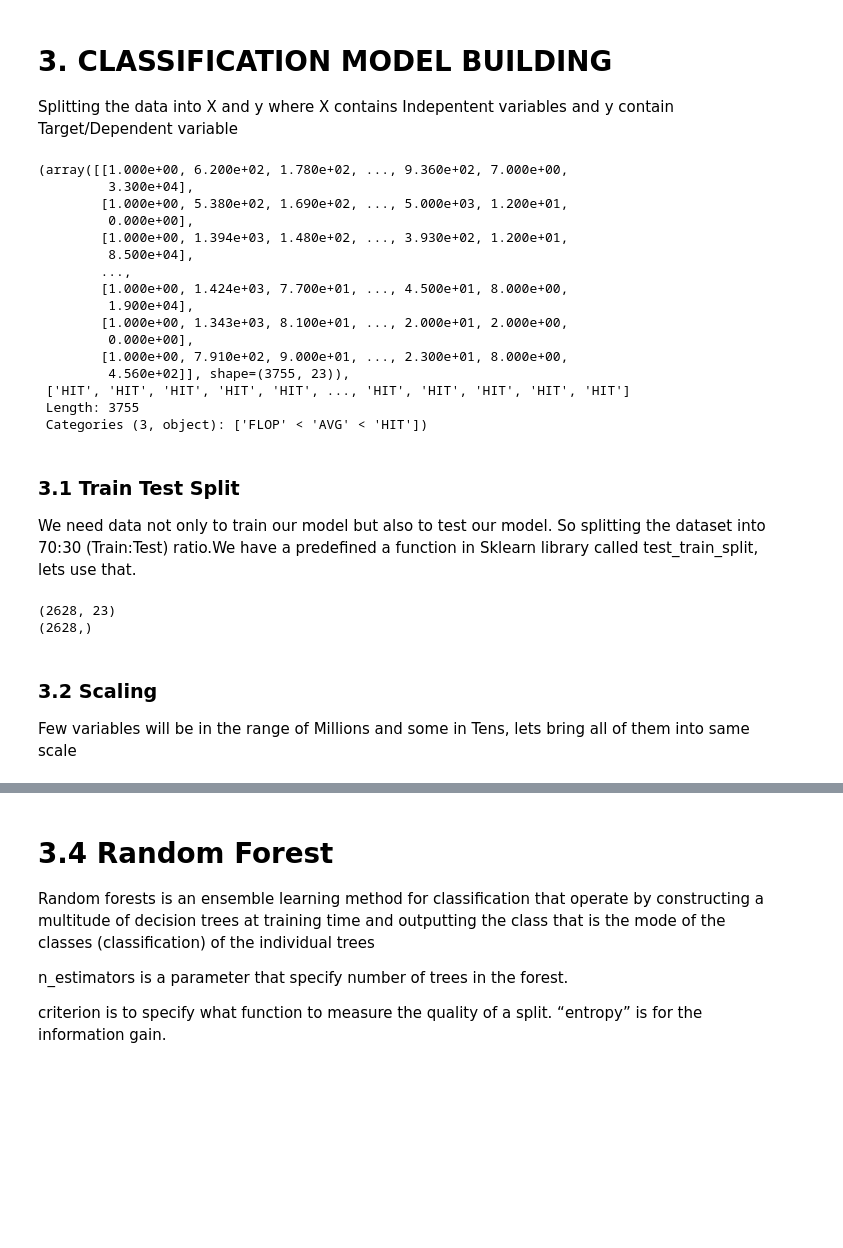
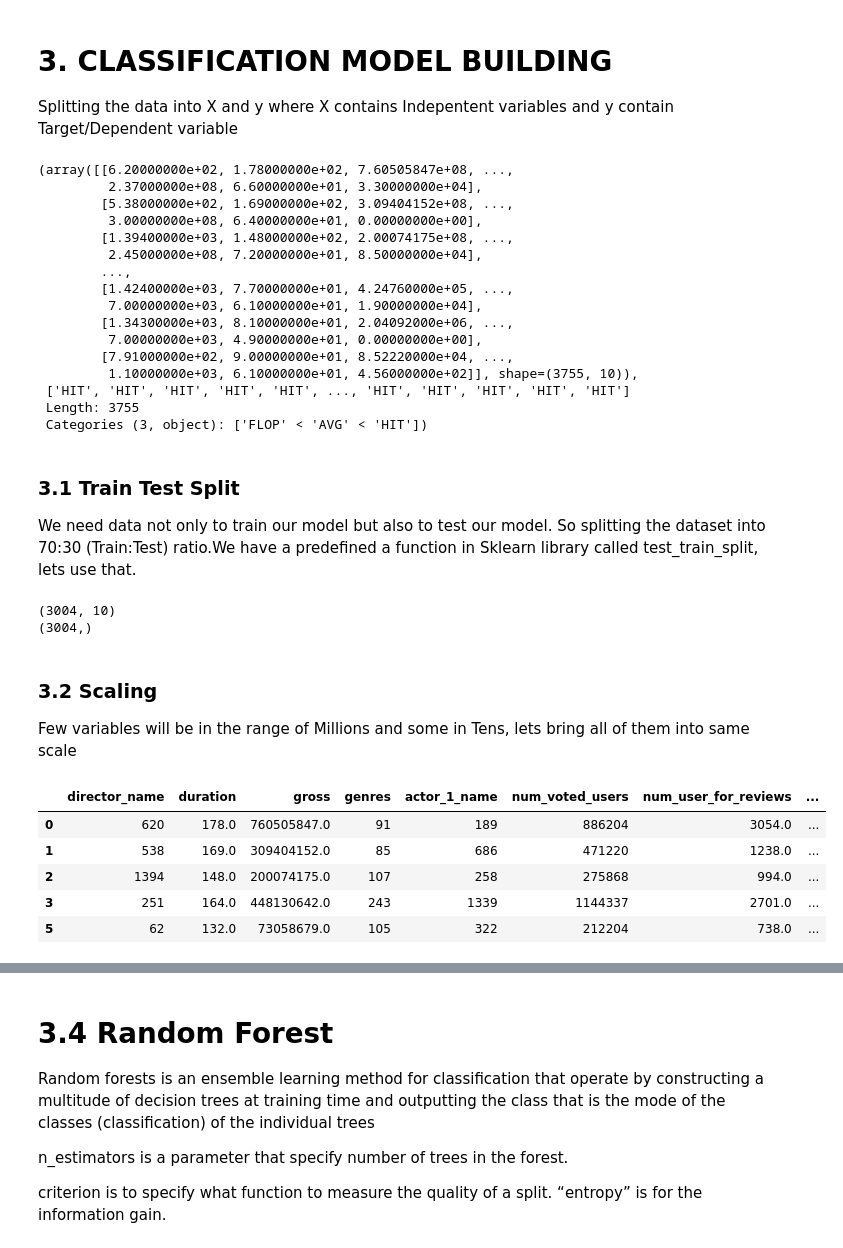
Before and after one commit to raviavaiya/Predicting-Movie-Success, a Jupyter notebook: Training/Movie Recommedation System.ipynb, the cells around one changed output, grey strips where cells are left out. Drawn from its saved outputs; the diff is of its cells as text; code cells hidden in the pictures; blank space fills up the shorter version.

```diff
--- a/Training/Movie Recommedation System.ipynb
+++ b/Training/Movie Recommedation System.ipynb
@@ -266,24 +283,24 @@ data.shape
 Splitting the data into X and y where X contains Indepentent variables and y contain Target/Dependent variable
 # %%
 #Independent Variables
-X = data.iloc[:, 0:23].values
+X = data.iloc[:, 0:10].values
 #Dependent/Target Variable
-y = data.iloc[:, 23].values
+y = data.iloc[:, 10].values
 X,y
 # %% [output]
-(array([[1.000e+00, 6.200e+02, 1.780e+02, ..., 9.360e+02, 7.000e+00,
-         3.300e+04],
-        [1.000e+00, 5.380e+02, 1.690e+02, ..., 5.000e+03, 1.200e+01,
-         0.000e+00],
-        [1.000e+00, 1.394e+03, 1.480e+02, ..., 3.930e+02, 1.200e+01,
-         8.500e+04],
+(array([[6.20000000e+02, 1.78000000e+02, 7.60505847e+08, ...,
+         2.37000000e+08, 6.60000000e+01, 3.30000000e+04],
+        [5.38000000e+02, 1.69000000e+02, 3.09404152e+08, ...,
+         3.00000000e+08, 6.40000000e+01, 0.00000000e+00],
+        [1.39400000e+03, 1.48000000e+02, 2.00074175e+08, ...,
+         2.45000000e+08, 7.20000000e+01, 8.50000000e+04],
         ...,
-        [1.000e+00, 1.424e+03, 7.700e+01, ..., 4.500e+01, 8.000e+00,
-         1.900e+04],
-        [1.000e+00, 1.343e+03, 8.100e+01, ..., 2.000e+01, 2.000e+00,
-         0.000e+00],
-        [1.000e+00, 7.910e+02, 9.000e+01, ..., 2.300e+01, 8.000e+00,
-         4.560e+02]], shape=(3755, 23)),
+        [1.42400000e+03, 7.70000000e+01, 4.24760000e+05, ...,
+         7.00000000e+03, 6.10000000e+01, 1.90000000e+04],
+        [1.34300000e+03, 8.10000000e+01, 2.04092000e+06, ...,
+         7.00000000e+03, 4.90000000e+01, 0.00000000e+00],
+        [7.91000000e+02, 9.00000000e+01, 8.52220000e+04, ...,
+         1.10000000e+03, 6.10000000e+01, 4.56000000e+02]], shape=(3755, 10)),
  ['HIT', 'HIT', 'HIT', 'HIT', 'HIT', ..., 'HIT', 'HIT', 'HIT', 'HIT', 'HIT']
  Length: 3755
  Categories (3, object): ['FLOP' < 'AVG' < 'HIT'])
@@ -294,12 +311,12 @@ We need data not only to train our model but also to test our model. So splittin
 # %%
 #Spliting the data into train and test
 from sklearn.model_selection import train_test_split
-X_train, X_test, y_train, y_test = train_test_split(X, y, test_size = 0.3, random_state = 42,stratify = y)
+X_train, X_test, y_train, y_test = train_test_split(X, y, test_size = 0.2, random_state = 42)
 print(X_train.shape)
 print(y_train.shape)
 # %% [output]
-(2628, 23)
-(2628,)
+(3004, 10)
+(3004,)
 # %% [markdown]
 ### 3.2 Scaling
 Few variables will be in the range of Millions and some in Tens, lets bring all of them into same scale
@@ -309,3 +326,12 @@ from sklearn.preprocessing import StandardScaler
 sc = StandardScaler()
 X_train = sc.fit_transform(X_train)
 X_test = sc.transform(X_test)
+# %%
+data.head()
+# %% [output]
+|  | director_name | duration | gross | genres | actor_1_name | num_voted_users | num_user_for_reviews | ... |
+| 0 | 620 | 178.0 | 760505847.0 | 91 | 189 | 886204 | 3054.0 | ... |
+| 1 | 538 | 169.0 | 309404152.0 | 85 | 686 | 471220 | 1238.0 | ... |
+| 2 | 1394 | 148.0 | 200074175.0 | 107 | 258 | 275868 | 994.0 | ... |
+| 3 | 251 | 164.0 | 448130642.0 | 243 | 1339 | 1144337 | 2701.0 | ... |
+| 5 | 62 | 132.0 | 73058679.0 | 105 | 322 | 212204 | 738.0 | ... |
```
Also changed, not shown: parts of 17 cells of this notebook, 3 other files.
